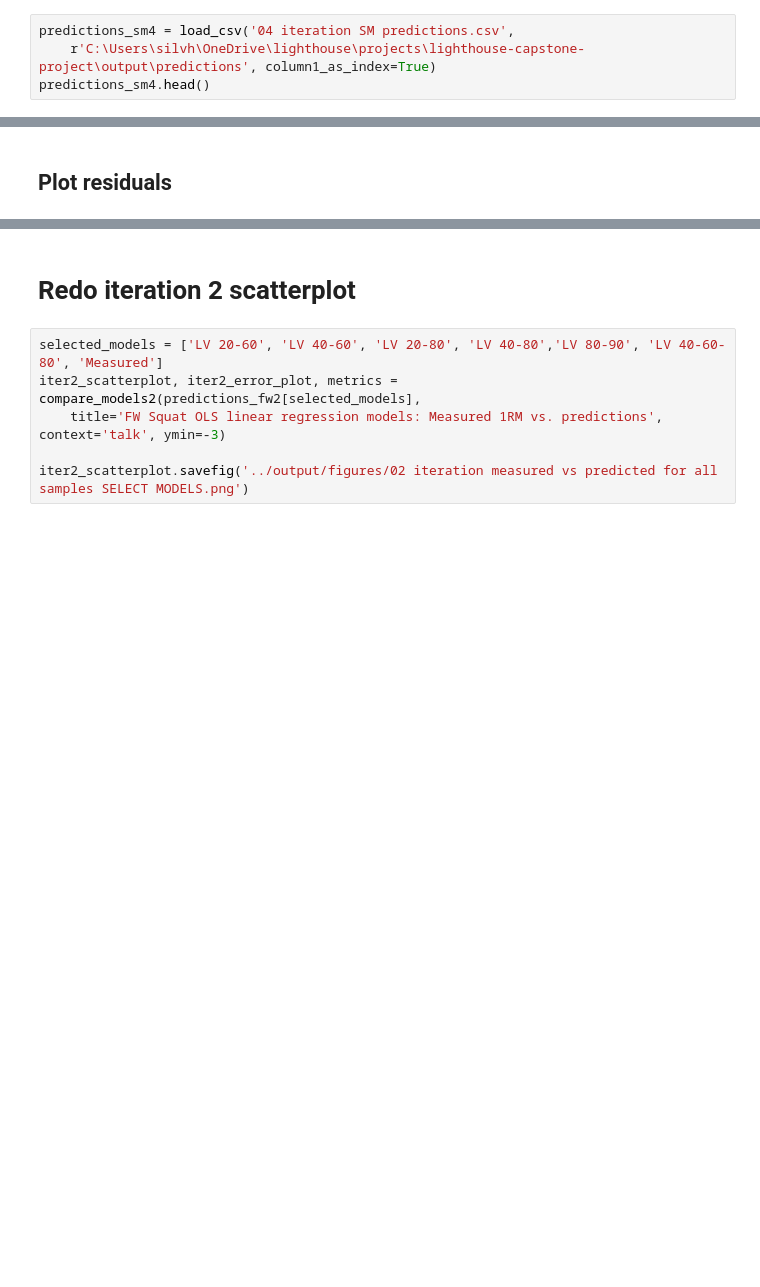
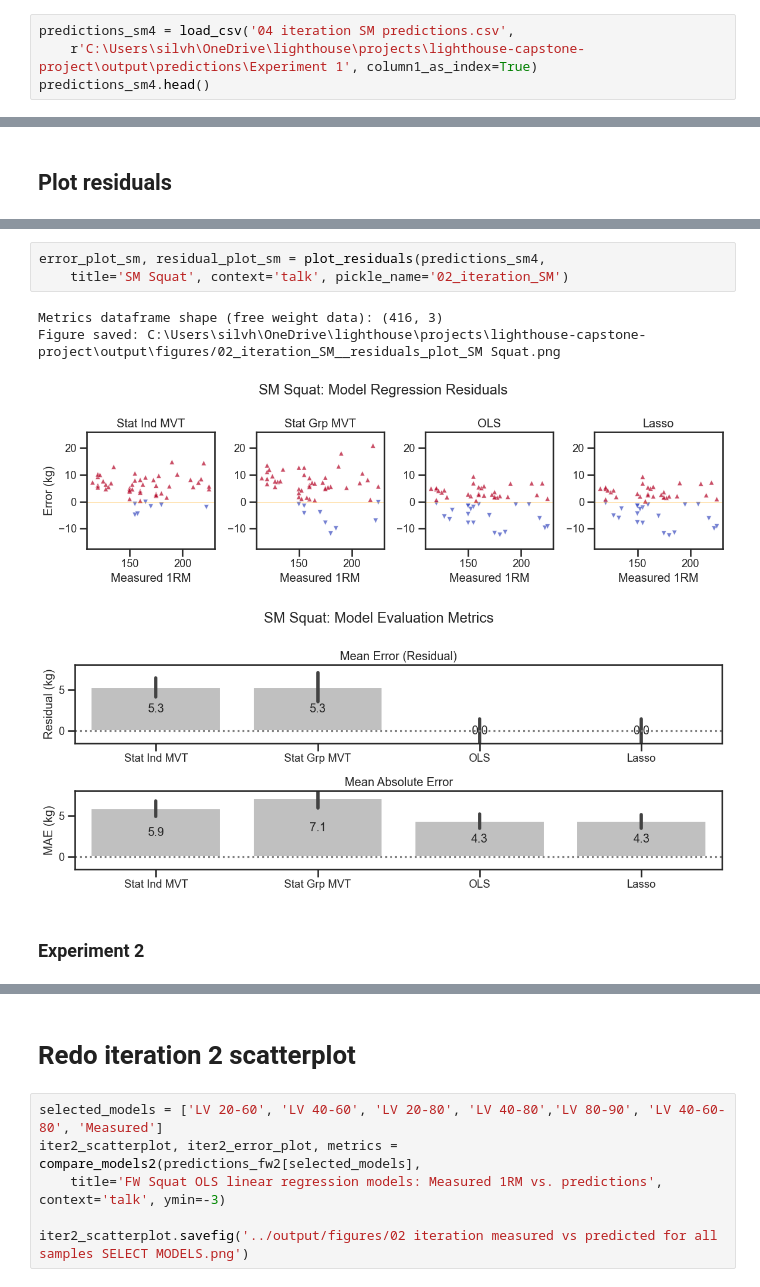
Before and after one commit to silvhua/lighthouse-capstone-project, a Jupyter notebook: notebooks/2022-12-06 figures.ipynb, the cells around one changed output, grey strips where cells are left out. Saved outputs shown, nothing was run; the diff lists cells and outputs as text; blank space fills up the shorter version.

```diff
--- a/notebooks/2022-12-06 figures.ipynb
+++ b/notebooks/2022-12-06 figures.ipynb
@@ -211,7 +211,7 @@ Dataframe shape:  (52, 5)
 | 4 | 150.0 | 151.224036 | 153.300188 | 151.315727 | 151.163403 |
 # %%
 predictions_sm4 = load_csv('04 iteration SM predictions.csv',
-    r'C:\Users\silvh\OneDrive\lighthouse\projects\lighthouse-capstone-project\output\predictions', column1_as_index=True)
+    r'C:\Users\silvh\OneDrive\lighthouse\projects\lighthouse-capstone-project\output\predictions\Experiment 1', column1_as_index=True)
 predictions_sm4.head()
 # %% [output]
 Dataframe shape:  (52, 5)
@@ -366,3 +379,13 @@ Figure saved: C:\Users\silvh\OneDrive\lighthouse\projects\lighthouse-capstone-pr
+# %%
+error_plot_sm, residual_plot_sm = plot_residuals(predictions_sm4,
+    title='SM Squat', context='talk', pickle_name='02_iteration_SM')
+# %% [output]
+Metrics dataframe shape (free weight data): (416, 3)
+Figure saved: C:\Users\silvh\OneDrive\lighthouse\projects\lighthouse-capstone-project\output\figures/02_iteration_SM__residuals_plot_SM Squat.png
+[figure, added]
+[figure, added]
+# %% [markdown]
+### Experiment 2
 # %%
 def plot_residuals2(predictions, title='Squat',
     context='talk', annotate=True, ymin=-1.5, ymax=8, labels=None, pickle_name=None,
```
Also changed, not shown: parts of 8 cells of this notebook.
